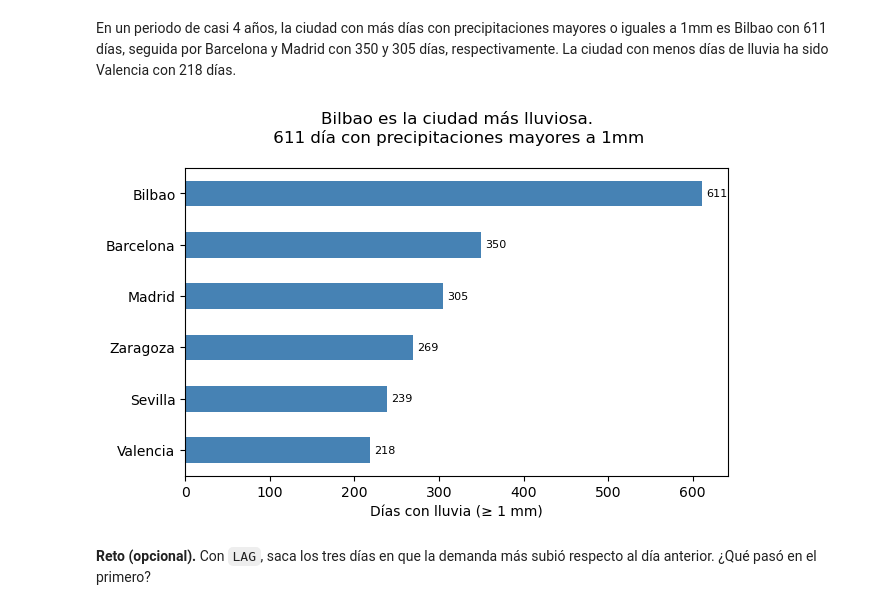
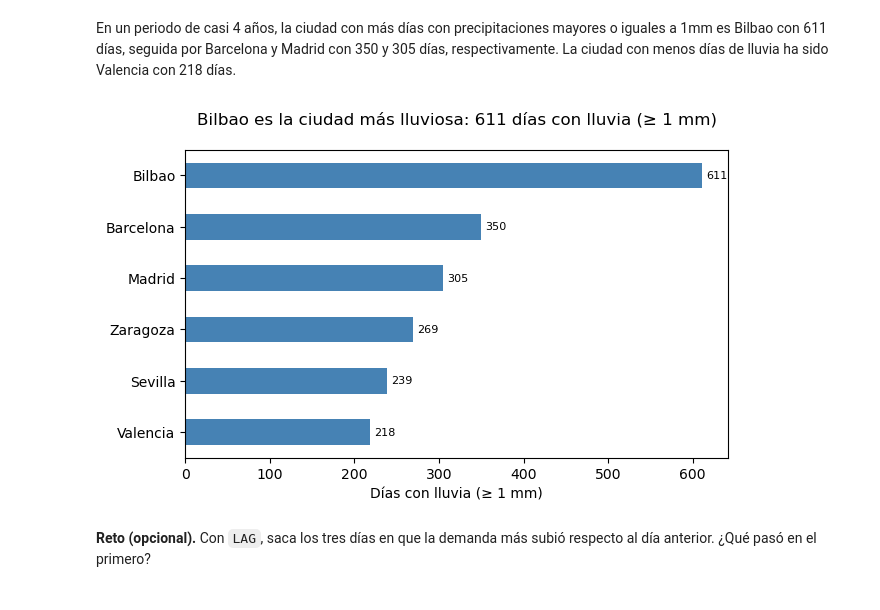
Before and after one commit to paolabtronescobosa/prueba-individual-sesion03, a Jupyter notebook: notebooks/01_prueba_individual_paola_tron_escobosa.ipynb, the cells around one changed output. Drawn from its saved outputs; the diff is of its cells as text; code cells hidden in the pictures.

```diff
--- a/notebooks/01_prueba_individual_paola_tron_escobosa.ipynb
+++ b/notebooks/01_prueba_individual_paola_tron_escobosa.ipynb
@@ -277,7 +268,7 @@ datos.columns = ["Laborable", "Descanso"]
 datos.index = [f"{a}*" if a == 2026 else str(a) for a in datos.index]
 
 ax = datos.plot(kind="bar", rot=0, color=["steelblue", "lightgray"], figsize=(8, 4))
-ax.set_title("La diferencia de consumo se mantiene estable todos los años \n aunque la demanda total vaya subiendo")
+ax.set_title("En descanso se demanda un 14 % menos que en laborables, todos los años\n")
 ax.set_xlabel("Año")
 ax.set_ylabel("Demanda media (GWh)")
 ax.set_ylim(0, 1000)
@@ -664,18 +634,18 @@ En un periodo de casi 4 años, la ciudad con más días con precipitaciones mayo
 # %%
 #Gráfico de barras
 
 ax = df_lluvia_mm.sort_values("dias_lluvia").plot(
     kind="barh", x="ciudad", y="dias_lluvia", legend=False, color="steelblue", figsize=(7, 4))
 
 for barras in ax.containers:
     ax.bar_label(barras, fontsize=8, padding=3)
 
-ax.set_title("Bilbao es la ciudad más lluviosa.\n 611 día con precipitaciones mayores a 1mm\n")
+ax.set_title("Bilbao es la ciudad más lluviosa: 611 días con lluvia (≥ 1 mm)\n")
 ax.set_xlabel("Días con lluvia (≥ 1 mm)")
 ax.set_ylabel("")
 plt.show()
 # %% [output]
-[figure, old version]
+[figure, new version]
 # %% [markdown]
 **Reto (opcional).** Con `LAG`, saca los tres días en que la demanda más subió respecto al día anterior. ¿Qué pasó en el primero?
 # %%
```
Also changed, not shown: parts of 33 cells of this notebook.
